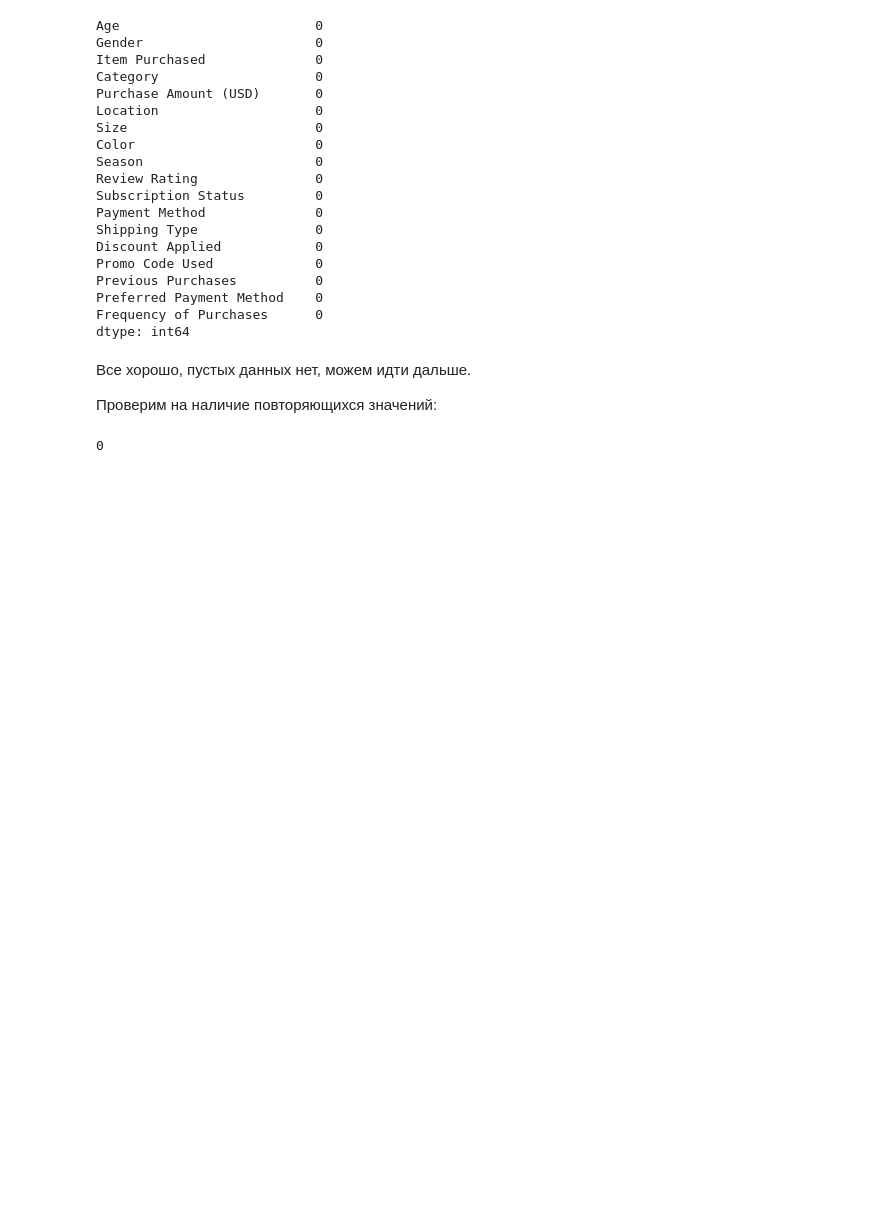
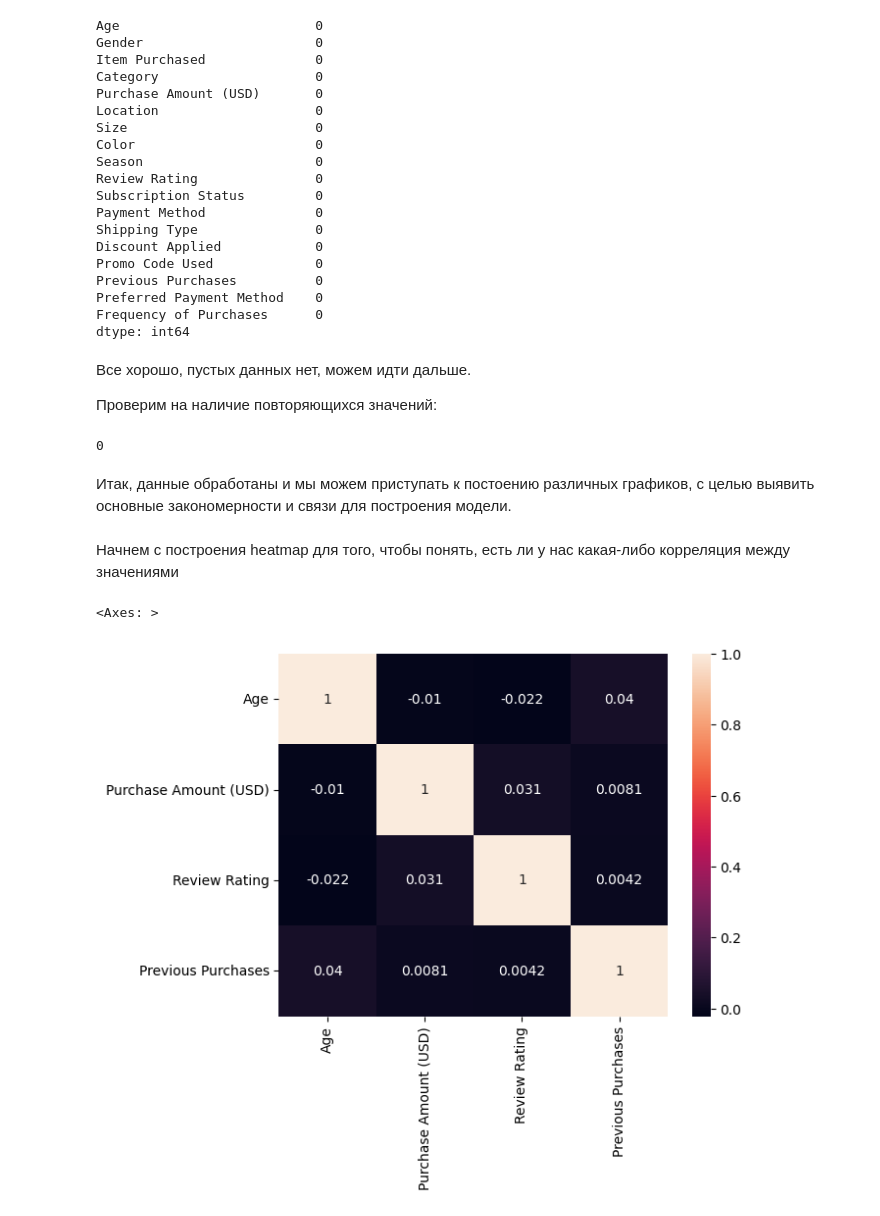
Before and after one commit to helli-op/Linear_Regression, a Jupyter notebook: HIS.ipynb, the cells around one changed output. Saved outputs shown, nothing was run; the diff lists cells and outputs as text; code cells hidden in the pictures; blank space fills up the shorter version.

Commit message:
Построение графиков
Построила тепловую карту и парные графики для параметров.

```diff
--- a/HIS.ipynb
+++ b/HIS.ipynb
@@ -106,3 +106,12 @@ dtype: int64
 df.duplicated().sum()
 # %% [output]
 0
+# %% [markdown]
+Итак, данные обработаны и мы можем приступать к постоению различных графиков, с целью выявить основные закономерности и связи для построения модели.
+# %% [markdown]
+Начнем с построения heatmap для того, чтобы понять, есть ли у нас какая-либо корреляция между значениями
+# %%
+sns.heatmap(df.corr(), annot = True)
+# %% [output]
+<Axes: >
+[figure, added]
```
Also changed, not shown: parts of 3 cells of this notebook.
